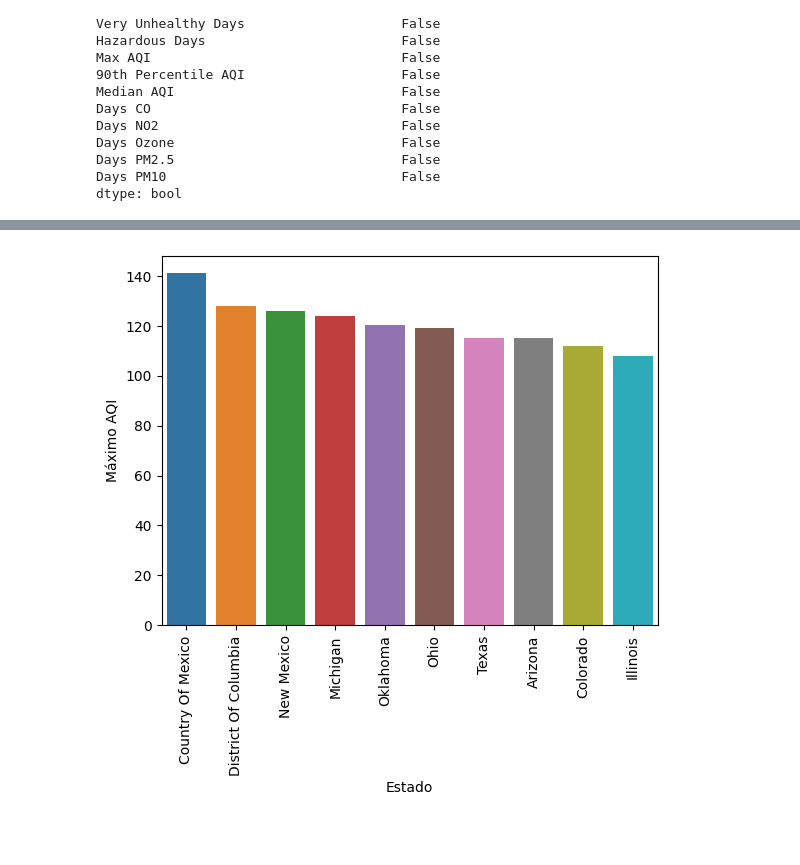
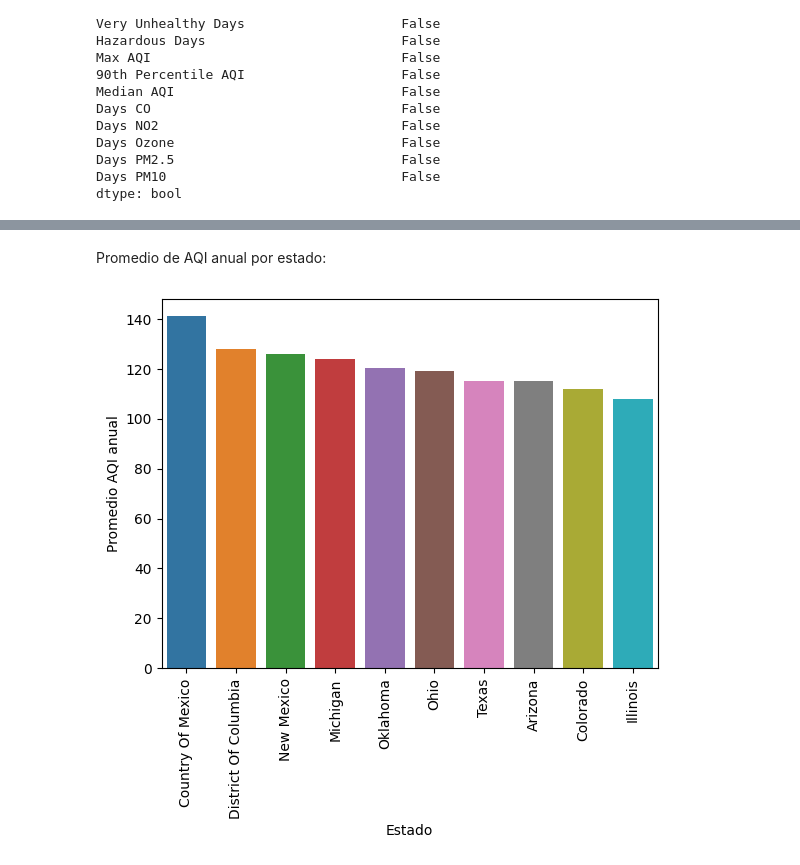
Before and after one commit to adolfo85/DataAir, a Jupyter notebook: notebooks/0.0-air-introduction.ipynb, the cells around one changed output, grey strips where cells are left out. Cells and saved outputs as stored; diff of their text form; code cells hidden in the pictures; blank space fills up the shorter version.

Commit message:
primer histograma fix

```diff
--- a/notebooks/0.0-air-introduction.ipynb
+++ b/notebooks/0.0-air-introduction.ipynb
@@ -100,19 +100,21 @@ df_group.reset_index()
 # %%
 df_group10 = df_group.sort_values('Max AQI', ascending=False).head(10)
 df_parabox = df_group10.reset_index()
+# %% [markdown]
+Promedio de AQI anual por estado:
 # %%
 # Crear el gráfico de barras utilizando Seaborn
 grafico1 = sns.barplot(x="State", y="Max AQI", data=df_parabox)
 
 # Configurar las etiquetas del eje x y y
 plt.xlabel("Estado")
-plt.ylabel("Máximo AQI")
+plt.ylabel("Promedio AQI anual")
 
 grafico1.set_xticklabels(grafico1.get_xticklabels(), rotation=90)
 
 # Mostrar el gráfico
 plt.show()
 # %% [output]
-[figure, old version]
+[figure, new version]
 # %%
 #
```
